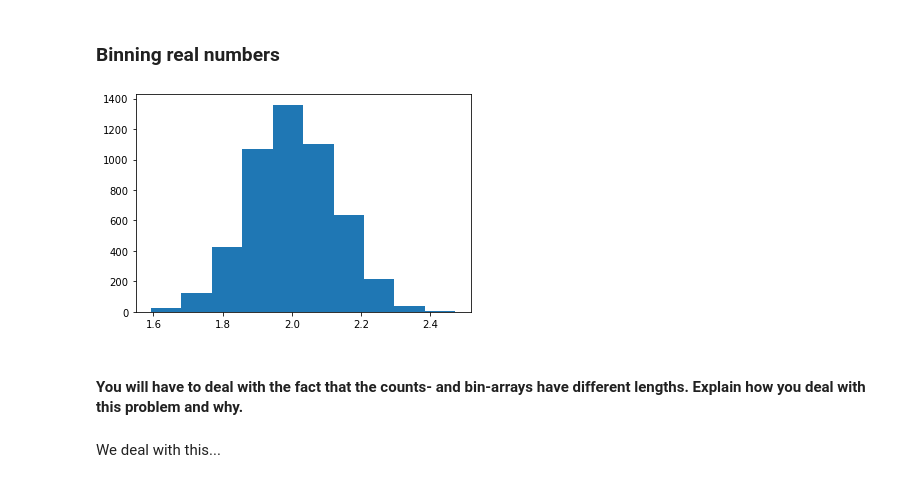
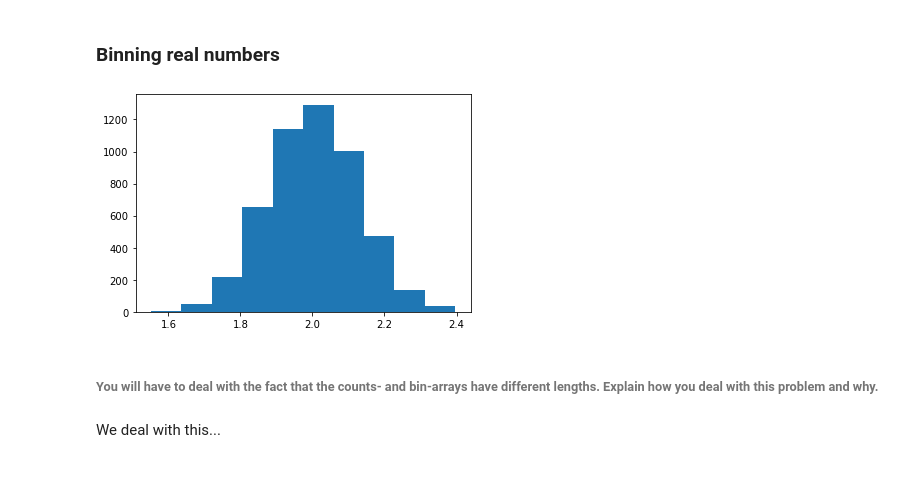
Before and after one commit to BerglindLilja/DataQueens, a Jupyter notebook: Assignment 1/Part_1.ipynb, the cells around one changed output. Saved outputs shown, nothing was run; the diff lists cells and outputs as text; code cells hidden in the pictures.

```diff
--- a/Assignment 1/Part_1.ipynb
+++ b/Assignment 1/Part_1.ipynb
@@ -10,18 +10,18 @@ import networkx as nx
 # %%
 arr = np.empty(5000, dtype = float)
 
 for i in range(5000):
     arr[i] = rd.gauss(2,0.125)
 
-np.histogram(arr, bins=10)
+# np.histogram(arr, bins=10)
 
 
 plt.hist(arr, bins=10)
 plt.show()
 # %% [output]
-[figure, old version]
+[figure, new version]
 # %% [markdown]
-#### You will have to deal with the fact that the counts- and bin-arrays have different lengths. Explain how you deal with this problem and why.
+###### You will have to deal with the fact that the counts- and bin-arrays have different lengths. Explain how you deal with this problem and why.
 # %% [markdown]
 We deal with this...
 # %% [markdown]
```
Also changed, not shown: 2 other files.
